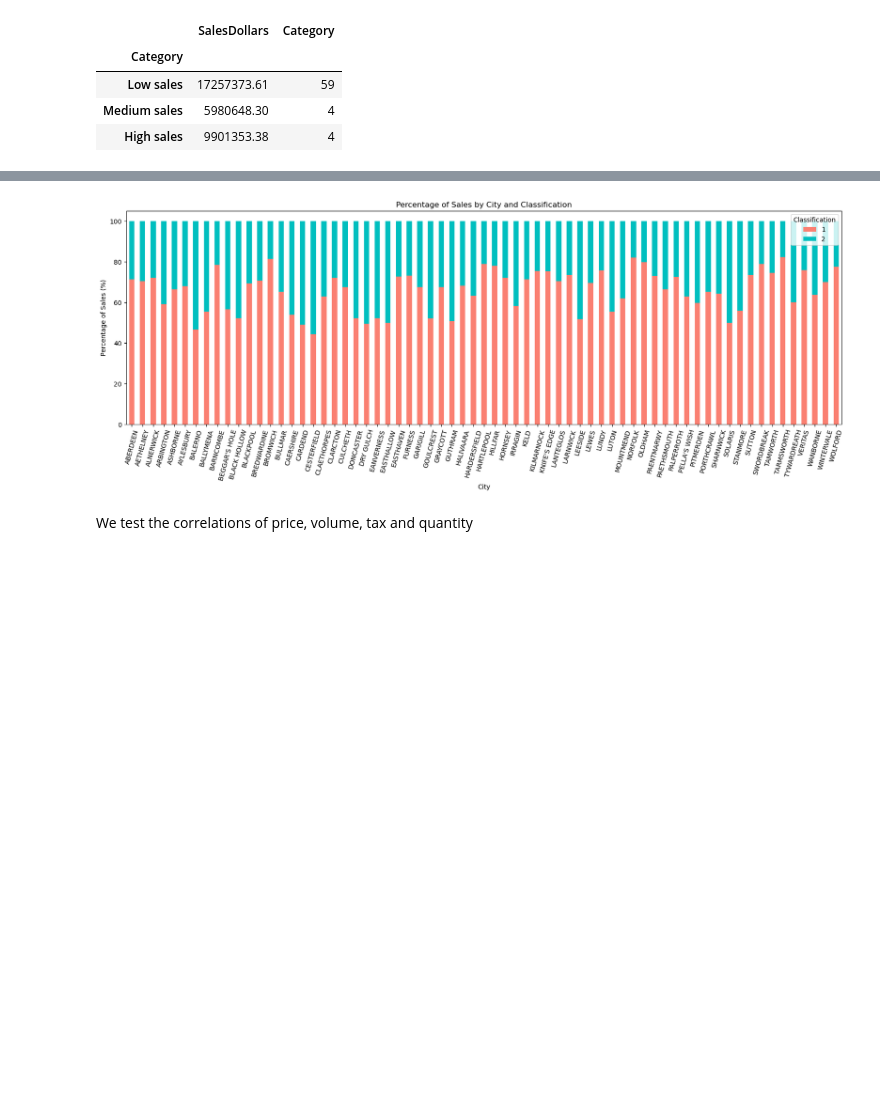
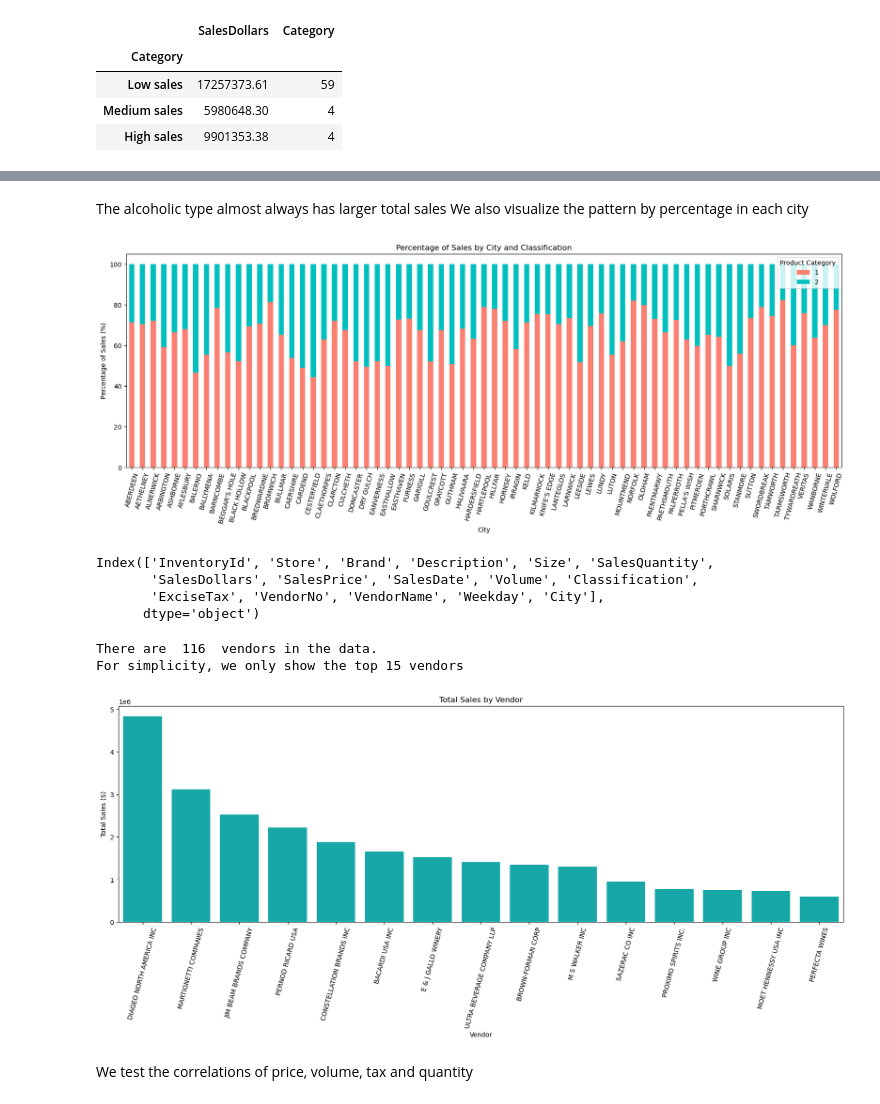
Before and after one commit to Leullque/ece143_group10, a Jupyter notebook: visualization.ipynb, the cells around one changed output, grey strips where cells are left out. Saved outputs shown, nothing was run; the diff lists cells and outputs as text; code cells hidden in the pictures; blank space fills up the shorter version.

```diff
--- a/visualization.ipynb
+++ b/visualization.ipynb
@@ -217,3 +264,6 @@ city_sum
+# %% [markdown]
+The alcoholic type almost always has larger total sales</br>
+We also visualize the pattern by percentage in each city
 # %%
 # get the percentage by product category in each city
 product_city = df_sale.groupby(['City', 'Classification'])[['SalesDollars']].agg({'SalesDollars': 'sum'}).reset_index()
@@ -225,10 +275,33 @@ plt.xlabel('City')
 plt.ylabel('Percentage of Sales (%)')
 plt.title('Percentage of Sales by City and Classification')
 plt.xticks(rotation=75)
-plt.legend(title='Classification')
+plt.legend(title='Product Category')
 plt.show()
 # %% [output]
-[figure, old version]
+[figure, new version]
+# %%
+df_sale.columns
+# %% [output]
+Index(['InventoryId', 'Store', 'Brand', 'Description', 'Size', 'SalesQuantity',
+       'SalesDollars', 'SalesPrice', 'SalesDate', 'Volume', 'Classification',
+       'ExciseTax', 'VendorNo', 'VendorName', 'Weekday', 'City'],
+      dtype='object')
+# %%
+# aggregate the sales by vendor
+vendor_sale = df_sale.groupby(by='VendorName')[['SalesDollars']].agg({'SalesDollars': 'sum'}).sort_values('SalesDollars', ascending=False)
+print("There are ", len(vendor_sale), " vendors in the data.")
+print("For simplicity, we only show the top 15 vendors")
+vendor_sale = vendor_sale.head(15)
+
+fig, ax = plt.subplots(figsize=(20, 6))
+sns.barplot(data=vendor_sale, x=vendor_sale.index, y='SalesDollars', ax=ax, color='c')
+ax.set(xlabel='Vendor', ylabel='Total Sales ($)', title='Total Sales by Vendor')
+plt.xticks(rotation=75)
+plt.show()
+# %% [output]
+There are  116  vendors in the data.
+For simplicity, we only show the top 15 vendors
+[figure, added]
 # %% [markdown]
 We test the correlations of price, volume, tax and quantity
 # %%
```
Also changed, not shown: parts of 9 cells of this notebook.
